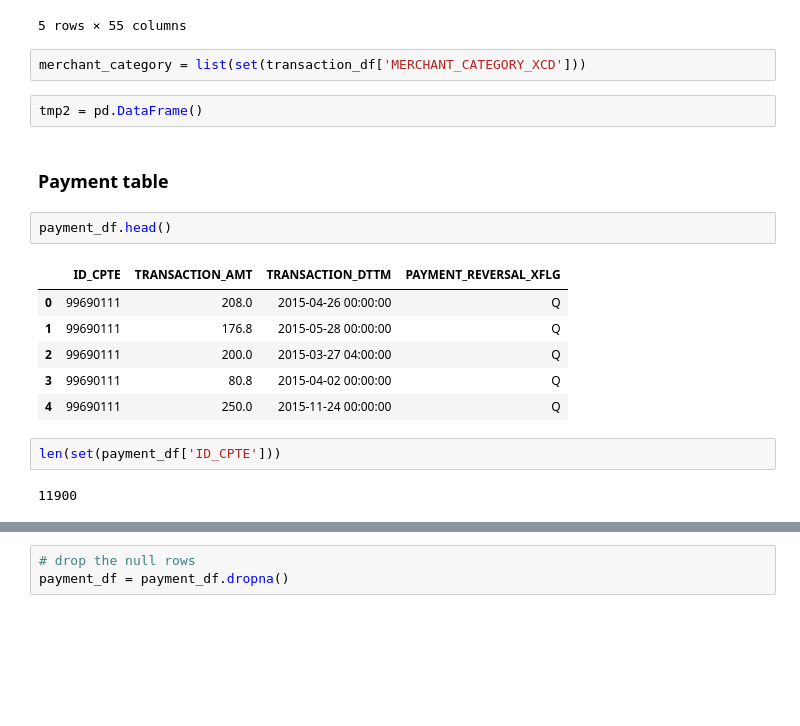
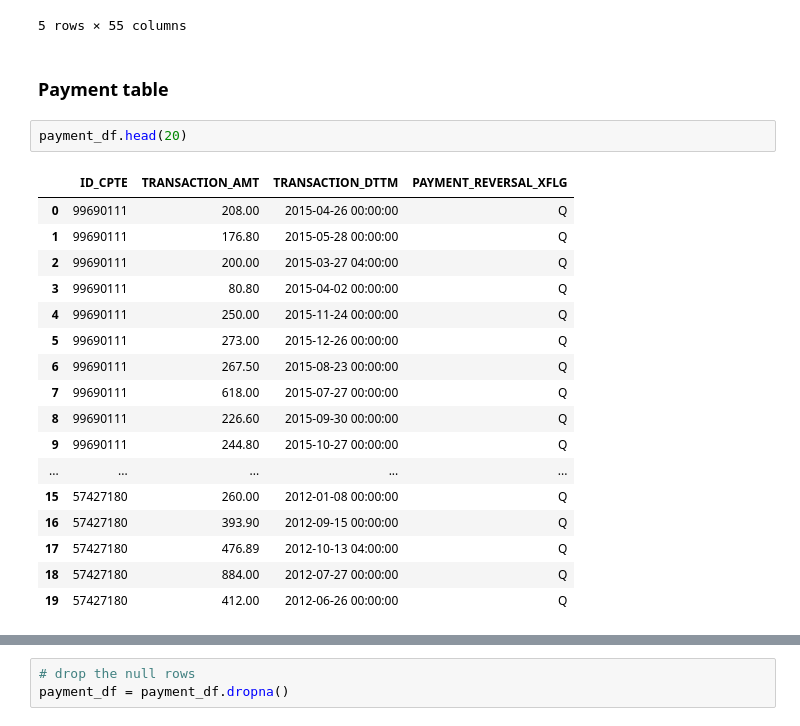
Before and after one commit to tonytontian/Data_Cup_Hello_Team, a Jupyter notebook: code/baseline.ipynb, the cells around one changed output, grey strips where cells are left out. Drawn from its saved outputs; the diff is of its cells as text; blank space fills up the shorter version.

```diff
--- a/code/baseline.ipynb
+++ b/code/baseline.ipynb
@@ -133,25 +117,28 @@ tmp.head()
 | 10083607 | 0.0 | 0.00 | 0.00 | 0.0 | ... |
 | 10097162 | 0.0 | 0.00 | 552.22 | 0.0 | ... |
 5 rows × 55 columns
-# %%
-merchant_category = list(set(transaction_df['MERCHANT_CATEGORY_XCD']))
-# %%
-tmp2 = pd.DataFrame()
 # %% [markdown]
 ### Payment table
 # %%
-payment_df.head()
+payment_df.head(20)
 # %% [output]
 |  | ID_CPTE | TRANSACTION_AMT | TRANSACTION_DTTM | PAYMENT_REVERSAL_XFLG |
-| 0 | 99690111 | 208.0 | 2015-04-26 00:00:00 | Q |
-| 1 | 99690111 | 176.8 | 2015-05-28 00:00:00 | Q |
-| 2 | 99690111 | 200.0 | 2015-03-27 04:00:00 | Q |
-| 3 | 99690111 | 80.8 | 2015-04-02 00:00:00 | Q |
-| 4 | 99690111 | 250.0 | 2015-11-24 00:00:00 | Q |
+| 0 | 99690111 | 208.00 | 2015-04-26 00:00:00 | Q |
+| 1 | 99690111 | 176.80 | 2015-05-28 00:00:00 | Q |
+| 2 | 99690111 | 200.00 | 2015-03-27 04:00:00 | Q |
+| 3 | 99690111 | 80.80 | 2015-04-02 00:00:00 | Q |
+| 4 | 99690111 | 250.00 | 2015-11-24 00:00:00 | Q |
+| 5 | 99690111 | 273.00 | 2015-12-26 00:00:00 | Q |
+| 6 | 99690111 | 267.50 | 2015-08-23 00:00:00 | Q |
+| 7 | 99690111 | 618.00 | 2015-07-27 00:00:00 | Q |
+| 8 | 99690111 | 226.60 | 2015-09-30 00:00:00 | Q |
+| 9 | 99690111 | 244.80 | 2015-10-27 00:00:00 | Q |
+| ... | ... | ... | ... | ... |
+| 15 | 57427180 | 260.00 | 2012-01-08 00:00:00 | Q |
+| 16 | 57427180 | 393.90 | 2012-09-15 00:00:00 | Q |
+| 17 | 57427180 | 476.89 | 2012-10-13 04:00:00 | Q |
+| 18 | 57427180 | 884.00 | 2012-07-27 00:00:00 | Q |
+| 19 | 57427180 | 412.00 | 2012-06-26 00:00:00 | Q |
-# %%
-len(set(payment_df['ID_CPTE']))
-# %% [output]
-11900
 # %%
 # null / total
 payment_df['TRANSACTION_AMT'].isnull().sum() / len(payment_df)
```
Also changed, not shown: parts of 58 cells of this notebook.
